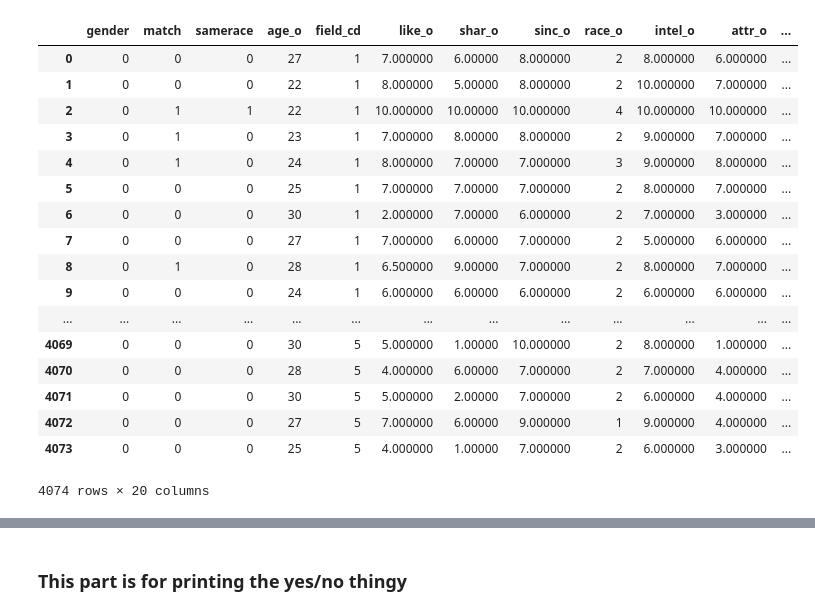
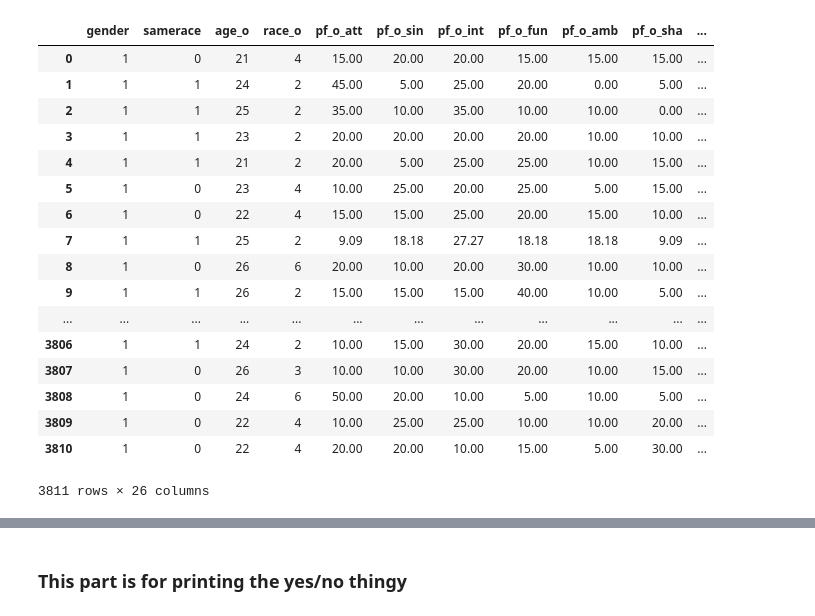
Before and after one commit to yulnicorn/Data-Analytics-Mining, a Jupyter notebook: DecisionTree.ipynb, the cells around one changed output, grey strips where cells are left out. Cells and saved outputs as stored; diff of their text form; code cells hidden in the pictures.

```diff
--- a/DecisionTree.ipynb
+++ b/DecisionTree.ipynb
@@ -9,27 +9,27 @@ from IPython.display import Image
 from sklearn.tree import export_graphviz
 # %%
 # load dataset
-df = pd.read_csv("female(imputed).csv")
+df = pd.read_csv("male(final).csv")
 df
 # %% [output]
-|  | gender | match | samerace | age_o | field_cd | like_o | shar_o | sinc_o | race_o | intel_o | attr_o | ... |
-| 0 | 0 | 0 | 0 | 27 | 1 | 7.000000 | 6.00000 | 8.000000 | 2 | 8.000000 | 6.000000 | ... |
-| 1 | 0 | 0 | 0 | 22 | 1 | 8.000000 | 5.00000 | 8.000000 | 2 | 10.000000 | 7.000000 | ... |
-| 2 | 0 | 1 | 1 | 22 | 1 | 10.000000 | 10.00000 | 10.000000 | 4 | 10.000000 | 10.000000 | ... |
-| 3 | 0 | 1 | 0 | 23 | 1 | 7.000000 | 8.00000 | 8.000000 | 2 | 9.000000 | 7.000000 | ... |
-| 4 | 0 | 1 | 0 | 24 | 1 | 8.000000 | 7.00000 | 7.000000 | 3 | 9.000000 | 8.000000 | ... |
-| 5 | 0 | 0 | 0 | 25 | 1 | 7.000000 | 7.00000 | 7.000000 | 2 | 8.000000 | 7.000000 | ... |
-| 6 | 0 | 0 | 0 | 30 | 1 | 2.000000 | 7.00000 | 6.000000 | 2 | 7.000000 | 3.000000 | ... |
-| 7 | 0 | 0 | 0 | 27 | 1 | 7.000000 | 6.00000 | 7.000000 | 2 | 5.000000 | 6.000000 | ... |
-| 8 | 0 | 1 | 0 | 28 | 1 | 6.500000 | 9.00000 | 7.000000 | 2 | 8.000000 | 7.000000 | ... |
-| 9 | 0 | 0 | 0 | 24 | 1 | 6.000000 | 6.00000 | 6.000000 | 2 | 6.000000 | 6.000000 | ... |
-| ... | ... | ... | ... | ... | ... | ... | ... | ... | ... | ... | ... | ... |
-| 4069 | 0 | 0 | 0 | 30 | 5 | 5.000000 | 1.00000 | 10.000000 | 2 | 8.000000 | 1.000000 | ... |
-| 4070 | 0 | 0 | 0 | 28 | 5 | 4.000000 | 6.00000 | 7.000000 | 2 | 7.000000 | 4.000000 | ... |
-| 4071 | 0 | 0 | 0 | 30 | 5 | 5.000000 | 2.00000 | 7.000000 | 2 | 6.000000 | 4.000000 | ... |
-| 4072 | 0 | 0 | 0 | 27 | 5 | 7.000000 | 6.00000 | 9.000000 | 1 | 9.000000 | 4.000000 | ... |
-| 4073 | 0 | 0 | 0 | 25 | 5 | 4.000000 | 1.00000 | 7.000000 | 2 | 6.000000 | 3.000000 | ... |
+|  | gender | samerace | age_o | race_o | pf_o_att | pf_o_sin | pf_o_int | pf_o_fun | pf_o_amb | pf_o_sha | ... |
+| 0 | 1 | 0 | 21 | 4 | 15.00 | 20.00 | 20.00 | 15.00 | 15.00 | 15.00 | ... |
+| 1 | 1 | 1 | 24 | 2 | 45.00 | 5.00 | 25.00 | 20.00 | 0.00 | 5.00 | ... |
+| 2 | 1 | 1 | 25 | 2 | 35.00 | 10.00 | 35.00 | 10.00 | 10.00 | 0.00 | ... |
+| 3 | 1 | 1 | 23 | 2 | 20.00 | 20.00 | 20.00 | 20.00 | 10.00 | 10.00 | ... |
+| 4 | 1 | 1 | 21 | 2 | 20.00 | 5.00 | 25.00 | 25.00 | 10.00 | 15.00 | ... |
+| 5 | 1 | 0 | 23 | 4 | 10.00 | 25.00 | 20.00 | 25.00 | 5.00 | 15.00 | ... |
+| 6 | 1 | 0 | 22 | 4 | 15.00 | 15.00 | 25.00 | 20.00 | 15.00 | 10.00 | ... |
+| 7 | 1 | 1 | 25 | 2 | 9.09 | 18.18 | 27.27 | 18.18 | 18.18 | 9.09 | ... |
+| 8 | 1 | 0 | 26 | 6 | 20.00 | 10.00 | 20.00 | 30.00 | 10.00 | 10.00 | ... |
+| 9 | 1 | 1 | 26 | 2 | 15.00 | 15.00 | 15.00 | 40.00 | 10.00 | 5.00 | ... |
+| ... | ... | ... | ... | ... | ... | ... | ... | ... | ... | ... | ... |
+| 3806 | 1 | 1 | 24 | 2 | 10.00 | 15.00 | 30.00 | 20.00 | 15.00 | 10.00 | ... |
+| 3807 | 1 | 0 | 26 | 3 | 10.00 | 10.00 | 30.00 | 20.00 | 10.00 | 15.00 | ... |
+| 3808 | 1 | 0 | 24 | 6 | 50.00 | 20.00 | 10.00 | 5.00 | 10.00 | 5.00 | ... |
+| 3809 | 1 | 0 | 22 | 4 | 10.00 | 25.00 | 25.00 | 10.00 | 10.00 | 20.00 | ... |
+| 3810 | 1 | 0 | 22 | 4 | 20.00 | 20.00 | 10.00 | 15.00 | 5.00 | 30.00 | ... |
-4074 rows × 20 columns
+3811 rows × 26 columns
 # %%
 #split dataset in features and target variable
 #feature_cols = ['match', 'samerace', 'age_o', 'attr_o','sinc_o','intel_o','fun_o','amb_o','shar_o','like_o','age','field_cd','imprace'
```
Also changed, not shown: parts of 7 cells of this notebook, 8 other files.
